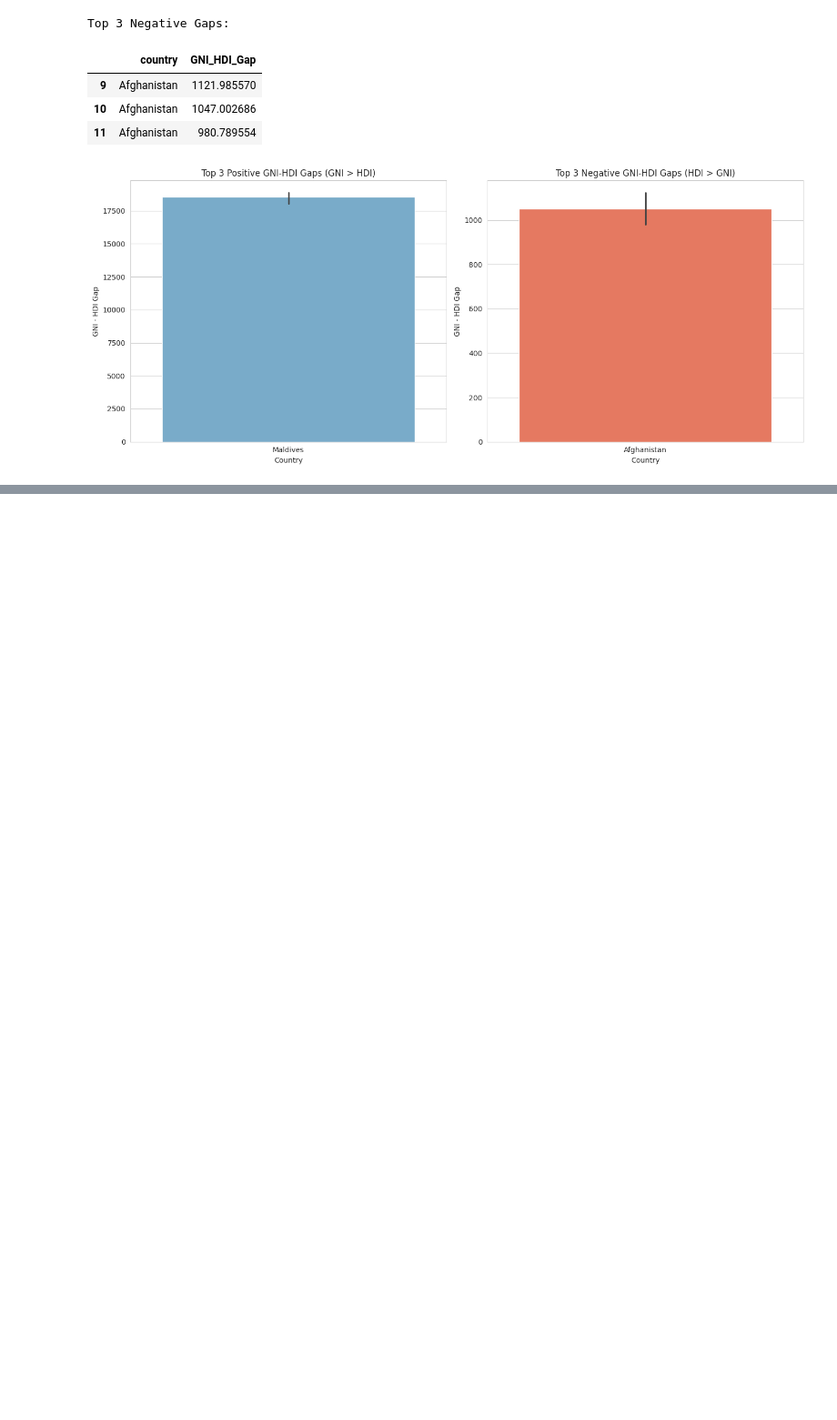
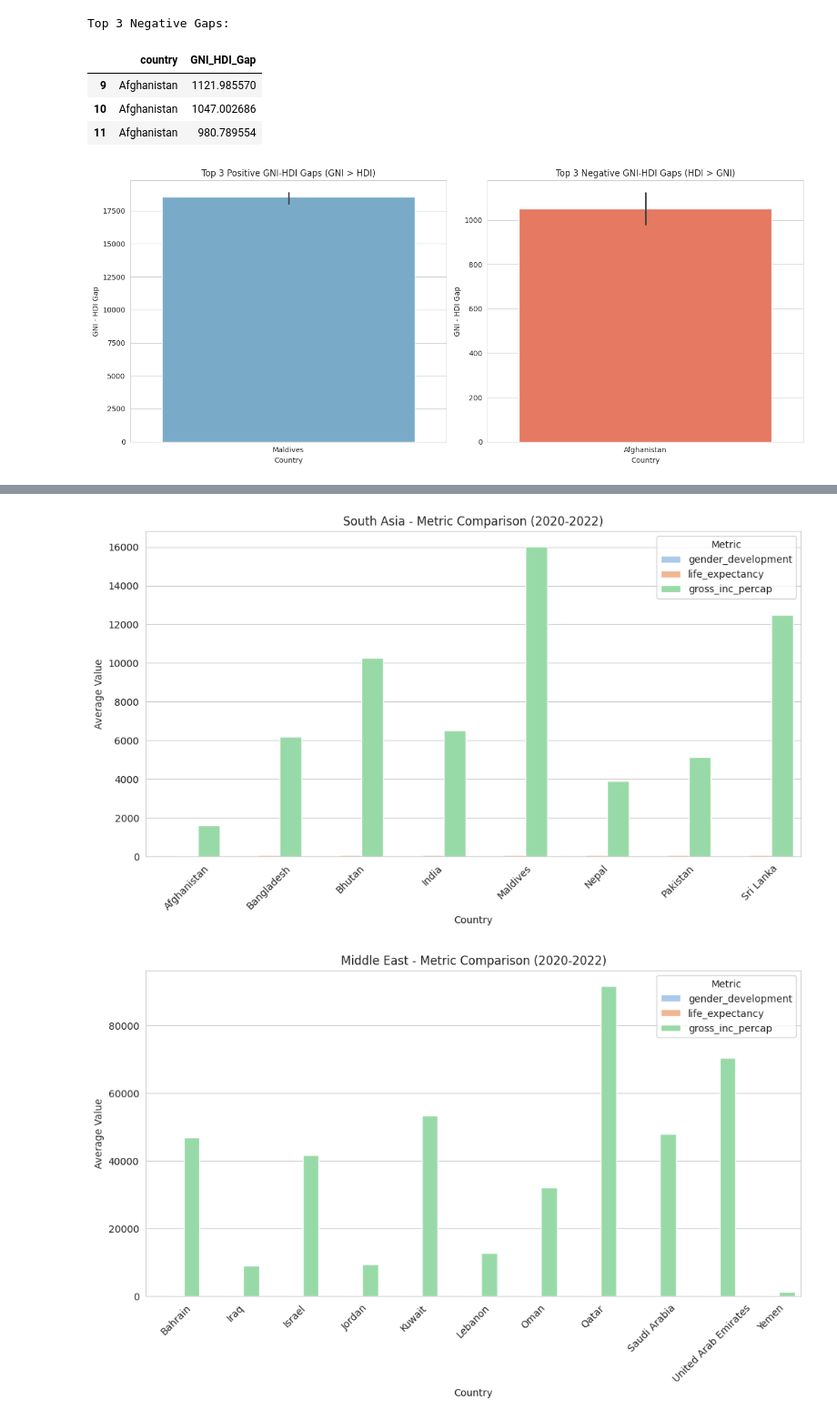
Before and after one commit to soupdoumplings/5CS037-Assignment1-HDI-Analysis--UjwalShrestha-, a Jupyter notebook: np03cs4a240006_UjwalShrestha.ipynb, the cells around one changed output, grey strips where cells are left out. Shown at 91% size. Saved outputs shown, nothing was run; the diff lists cells and outputs as text; code cells hidden in the pictures; blank space fills up the shorter version.

```diff
--- a/np03cs4a240006_UjwalShrestha.ipynb
+++ b/np03cs4a240006_UjwalShrestha.ipynb
@@ -832,15 +832,28 @@ middle_east_countries = [
 ]
 
 south_asia_df_2020_22 = (
-    hdi_2020_22_df[hdi_2020_22_df['country'].isin(south_asia_countries)]
+    hdi_2020_22_df[hdi_2020_22_df['country'].isin(south_asia_countries)].copy()
 )
+
+south_asia_df_2020_22.loc[:, 'Region_Group'] = 'South Asia'
+
 print("South Asian Countries Data for 2020-2022:")
 display(south_asia_df_2020_22.head())
+
 middle_east_df_2020_22 = (
-    hdi_2020_22_df[hdi_2020_22_df['country'].isin(middle_east_countries)]
+    hdi_2020_22_df[hdi_2020_22_df['country'].isin(middle_east_countries)].copy()
 )
+
+middle_east_df_2020_22.loc[:, 'Region_Group'] = 'Middle East'
+
 print("\nMiddle Eastern Countries Data for 2020-2022:")
 display(middle_east_df_2020_22.head())
+
+south_asia_df_2020_22.to_csv("HDI_SouthAsia_2020_2022.csv", index=False)
+print("\nSuccessfully Saved the updated dataset in HDI_SouthAsia_2020_2022.csv")
+
+middle_east_df_2020_22.to_csv("HDI_MiddleEast_2020_2022.csv", index=False)
+print("\nSuccessfully Saved the updated dataset in HDI_MiddleEast_2020_2022.csv")
 # %% [output]
 South Asian Countries Data for 2020-2022:
 |  | Unnamed: 0 | iso3 | country | year | hdi | life_expectancy | pop_millions | hdi_f | hdi_m | ... |
@@ -858,0 +957,29 @@ Middle Eastern Countries Data for 2020-2022:
+# %%
+metrics = ['gender_development', 'life_expectancy', 'gross_inc_percap']
+
+def plot_metrics_comparisions(df, region_name):
+  avg_df = df.groupby('country')[metrics].mean().reset_index()
+  avg_df_melt = avg_df.melt(id_vars='country', var_name='Metric', value_name='Value')
+
+  plt.figure(figsize = (12,6))
+
+  sns.barplot(
+      data = avg_df_melt,
+      x = 'country',
+      y = 'Value',
+      hue = 'Metric',
+      palette = 'pastel'
+  )
+
+  plt.title(f"{region_name} - Metric Comparison (2020-2022)")
+  plt.ylabel("Average Value")
+  plt.xlabel("Country")
+  plt.xticks(rotation=45)
+  plt.legend(title='Metric')
+  plt.show()
+
+plot_metrics_comparisions(south_asia_df_2020_22, "South Asia")
+plot_metrics_comparisions(middle_east_df_2020_22, "Middle East")
+# %% [output]
+[figure, added]
+[figure, added]
```
Also changed, not shown: parts of 7 cells of this notebook.
